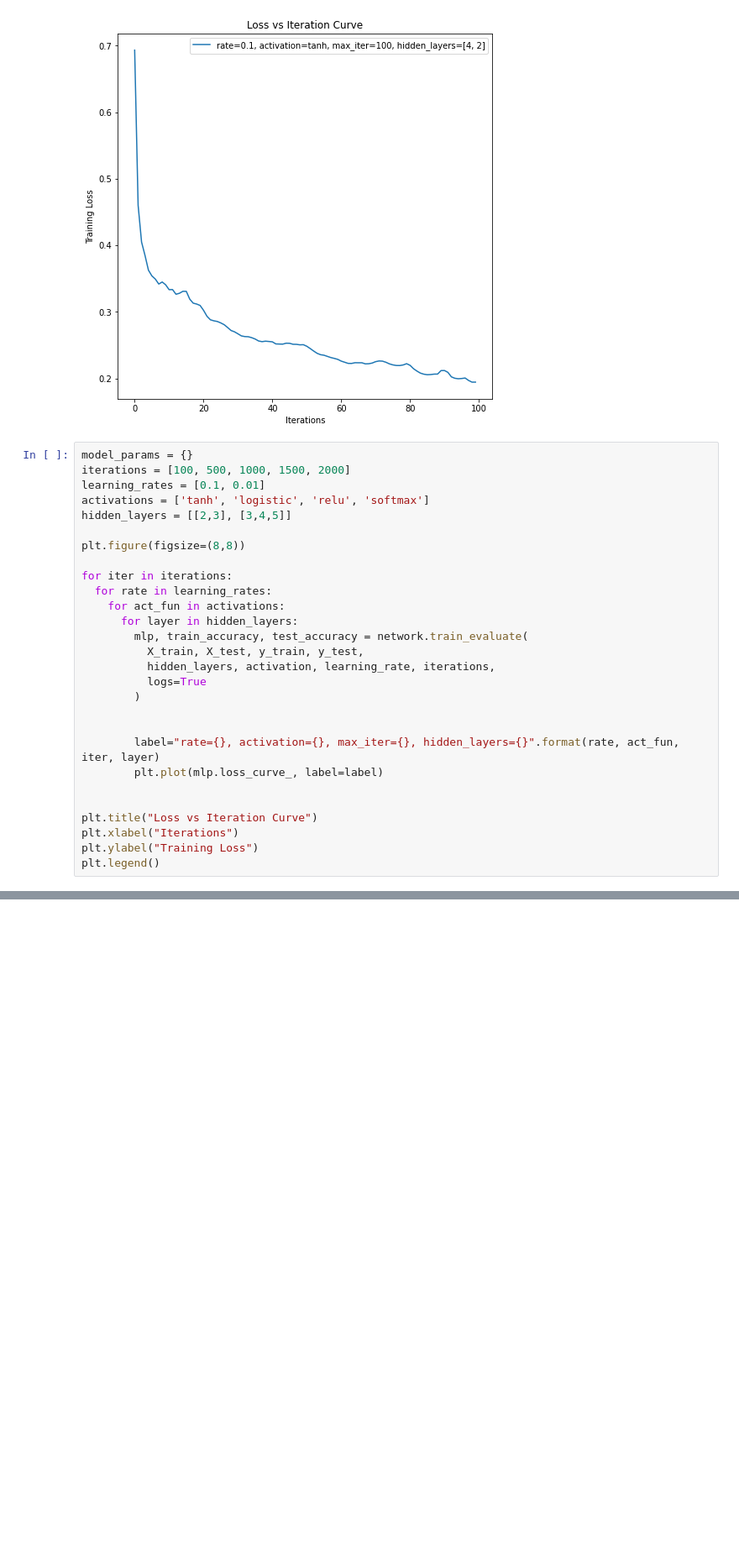
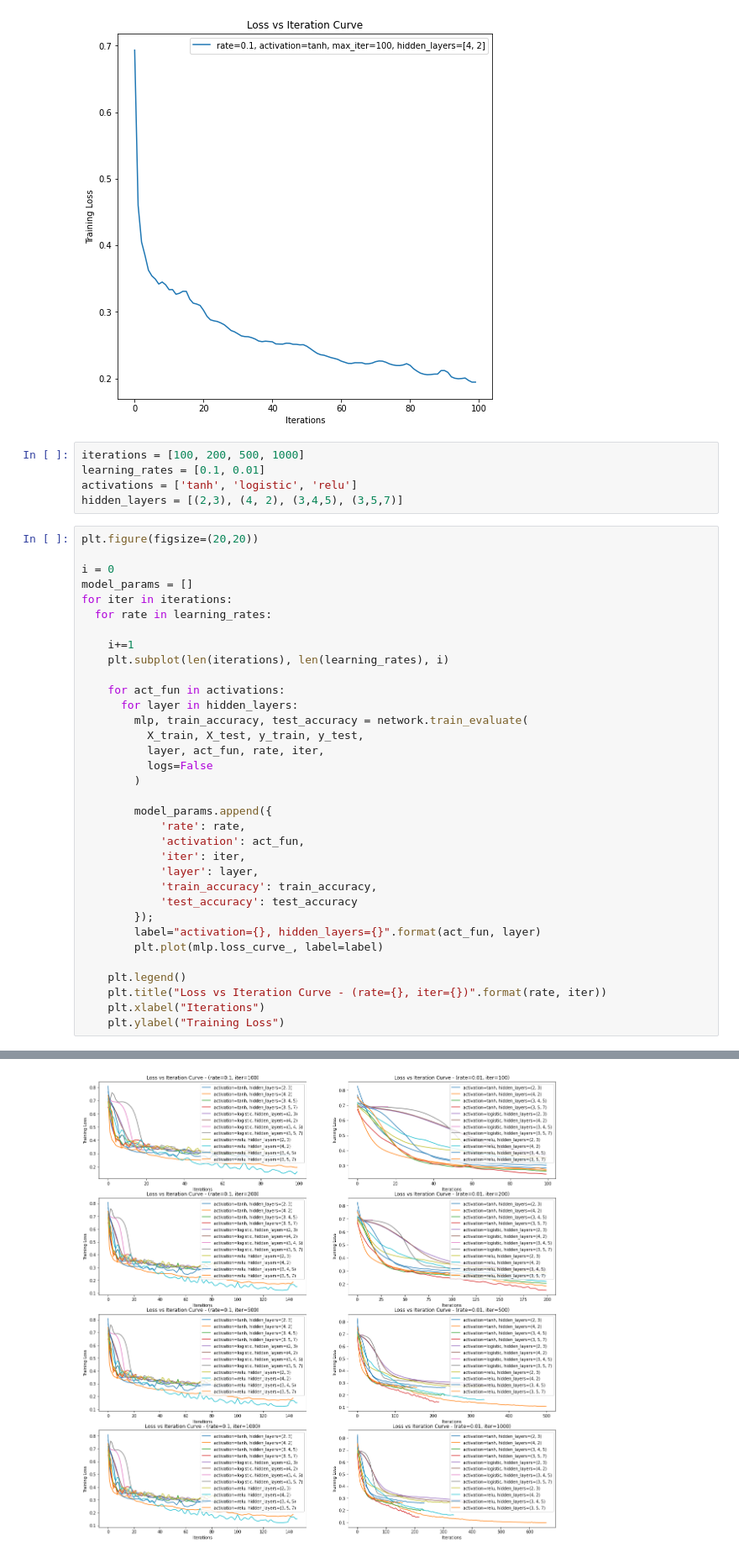
Before and after one commit to NeeteshDadwariya/CS6375, a Jupyter notebook: assignments/assignment2/notebook.ipynb, the cells around one changed output, grey strips where cells are left out. Shown at 84% size. Cells and saved outputs as stored; diff of their text form; blank space fills up the shorter version.

```diff
--- a/assignments/assignment2/notebook.ipynb
+++ b/assignments/assignment2/notebook.ipynb
@@ -308,32 +311,43 @@ plt.legend()
 # %% [output]
 <matplotlib.legend.Legend at 0x...>
 [figure]
+# %%
+iterations = [100, 200, 500, 1000]
+learning_rates = [0.1, 0.01]
+activations = ['tanh', 'logistic', 'relu']
+hidden_layers = [(2,3), (4, 2), (3,4,5), (3,5,7)]
 # %%
-model_params = {}
-iterations = [100, 500, 1000, 1500, 2000]
-learning_rates = [0.1, 0.01]
-activations = ['tanh', 'logistic', 'relu', 'softmax']
-hidden_layers = [[2,3], [3,4,5]]
+plt.figure(figsize=(20,20))
 
-plt.figure(figsize=(8,8))
-
+i = 0
+model_params = []
 for iter in iterations:
   for rate in learning_rates:
+
+    i+=1
+    plt.subplot(len(iterations), len(learning_rates), i)
+
     for act_fun in activations:
       for layer in hidden_layers:
         mlp, train_accuracy, test_accuracy = network.train_evaluate(
           X_train, X_test, y_train, y_test,
-          hidden_layers, activation, learning_rate, iterations,
-          logs=True
+          layer, act_fun, rate, iter,
+          logs=False
         )
 
-
-        label="rate={}, activation={}, max_iter={}, hidden_layers={}".format(rate, act_fun, iter, layer)
+        model_params.append({
+            'rate': rate,
+            'activation': act_fun,
+            'iter': iter,
+            'layer': layer,
+            'train_accuracy': train_accuracy,
+            'test_accuracy': test_accuracy
+        });
+        label="activation={}, hidden_layers={}".format(act_fun, layer)
         plt.plot(mlp.loss_curve_, label=label)
 
-
-plt.title("Loss vs Iteration Curve")
-plt.xlabel("Iterations")
-plt.ylabel("Training Loss")
-plt.legend()
+    plt.legend()
+    plt.title("Loss vs Iteration Curve - (rate={}, iter={})".format(rate, iter))
+    plt.xlabel("Iterations")
+    plt.ylabel("Training Loss")
 # %% [output]
@@ -340,0 +354 @@ NameError: ignored
+[figure, added]
```
Also changed, not shown: parts of 4 cells of this notebook.
